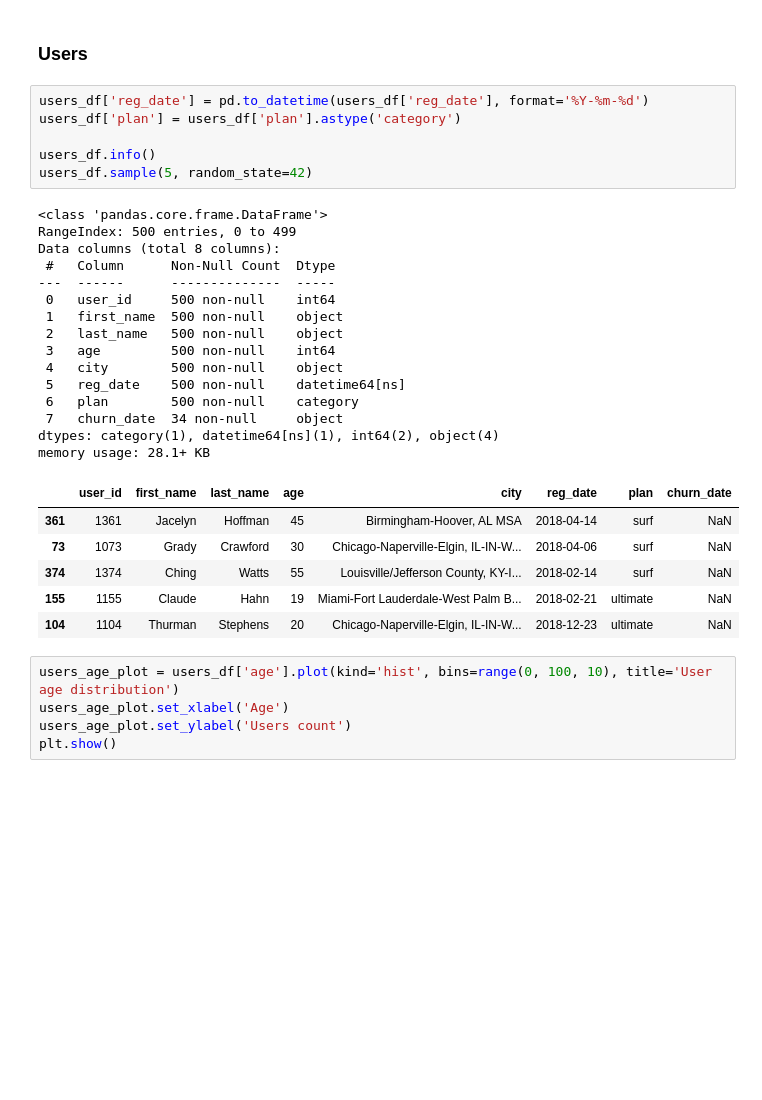
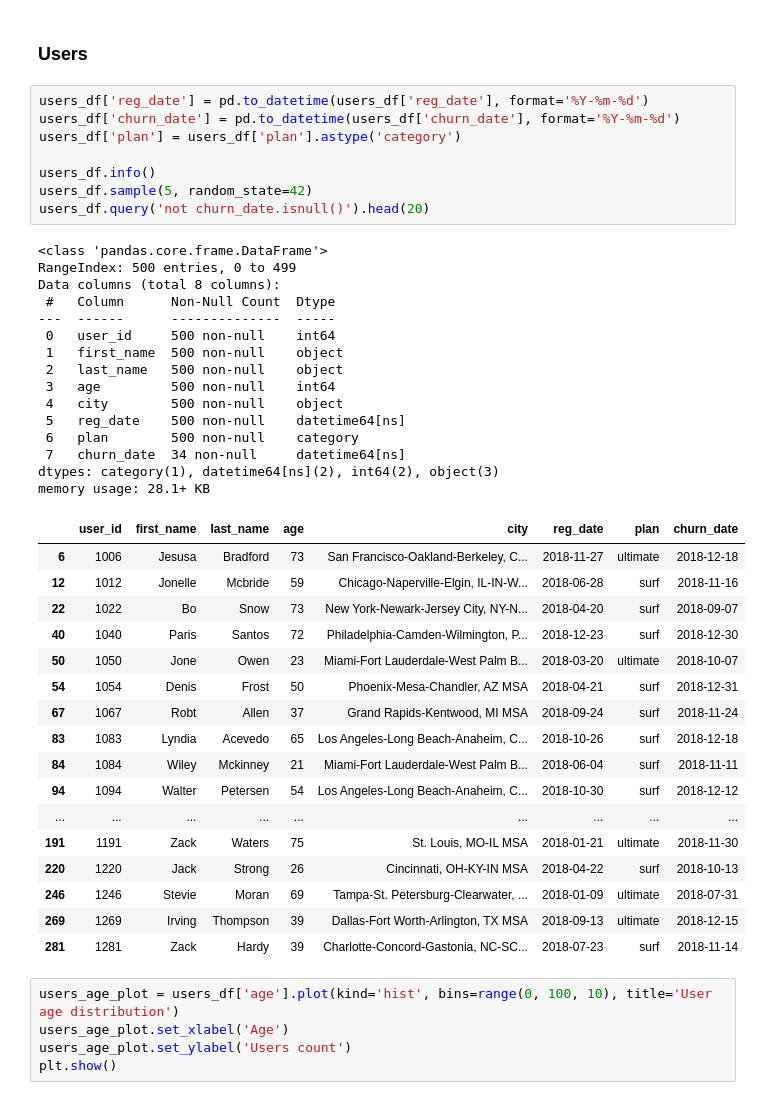
Before and after one commit to makstheimba/data-science-project-3, a Jupyter notebook: main.ipynb, the cells around one changed output. Drawn from its saved outputs; the diff is of its cells as text; blank space fills up the shorter version.

```diff
--- a/main.ipynb
+++ b/main.ipynb
@@ -206,32 +204,45 @@ plans_df
 ### Users
 # %%
 users_df['reg_date'] = pd.to_datetime(users_df['reg_date'], format='%Y-%m-%d')
+users_df['churn_date'] = pd.to_datetime(users_df['churn_date'], format='%Y-%m-%d')
 users_df['plan'] = users_df['plan'].astype('category')
 
 users_df.info()
 users_df.sample(5, random_state=42)
+users_df.query('not churn_date.isnull()').head(20)
 # %% [output]
 <class 'pandas.core.frame.DataFrame'>
 RangeIndex: 500 entries, 0 to 499
 Data columns (total 8 columns):
  #   Column      Non-Null Count  Dtype
 ---  ------      --------------  -----
  0   user_id     500 non-null    int64
  1   first_name  500 non-null    object
  2   last_name   500 non-null    object
  3   age         500 non-null    int64
  4   city        500 non-null    object
  5   reg_date    500 non-null    datetime64[ns]
  6   plan        500 non-null    category
- 7   churn_date  34 non-null     object
-dtypes: category(1), datetime64[ns](1), int64(2), object(4)
+ 7   churn_date  34 non-null     datetime64[ns]
+dtypes: category(1), datetime64[ns](2), int64(2), object(3)
 memory usage: 28.1+ KB
 |  | user_id | first_name | last_name | age | city | reg_date | plan | churn_date |
-| 361 | 1361 | Jacelyn | Hoffman | 45 | Birmingham-Hoover, AL MSA | 2018-04-14 | surf | NaN |
-| 73 | 1073 | Grady | Crawford | 30 | Chicago-Naperville-Elgin, IL-IN-W... | 2018-04-06 | surf | NaN |
-| 374 | 1374 | Ching | Watts | 55 | Louisville/Jefferson County, KY-I... | 2018-02-14 | surf | NaN |
-| 155 | 1155 | Claude | Hahn | 19 | Miami-Fort Lauderdale-West Palm B... | 2018-02-21 | ultimate | NaN |
-| 104 | 1104 | Thurman | Stephens | 20 | Chicago-Naperville-Elgin, IL-IN-W... | 2018-12-23 | ultimate | NaN |
+| 6 | 1006 | Jesusa | Bradford | 73 | San Francisco-Oakland-Berkeley, C... | 2018-11-27 | ultimate | 2018-12-18 |
+| 12 | 1012 | Jonelle | Mcbride | 59 | Chicago-Naperville-Elgin, IL-IN-W... | 2018-06-28 | surf | 2018-11-16 |
+| 22 | 1022 | Bo | Snow | 73 | New York-Newark-Jersey City, NY-N... | 2018-04-20 | surf | 2018-09-07 |
+| 40 | 1040 | Paris | Santos | 72 | Philadelphia-Camden-Wilmington, P... | 2018-12-23 | surf | 2018-12-30 |
+| 50 | 1050 | Jone | Owen | 23 | Miami-Fort Lauderdale-West Palm B... | 2018-03-20 | ultimate | 2018-10-07 |
+| 54 | 1054 | Denis | Frost | 50 | Phoenix-Mesa-Chandler, AZ MSA | 2018-04-21 | surf | 2018-12-31 |
+| 67 | 1067 | Robt | Allen | 37 | Grand Rapids-Kentwood, MI MSA | 2018-09-24 | surf | 2018-11-24 |
+| 83 | 1083 | Lyndia | Acevedo | 65 | Los Angeles-Long Beach-Anaheim, C... | 2018-10-26 | surf | 2018-12-18 |
+| 84 | 1084 | Wiley | Mckinney | 21 | Miami-Fort Lauderdale-West Palm B... | 2018-06-04 | surf | 2018-11-11 |
+| 94 | 1094 | Walter | Petersen | 54 | Los Angeles-Long Beach-Anaheim, C... | 2018-10-30 | surf | 2018-12-12 |
+| ... | ... | ... | ... | ... | ... | ... | ... | ... |
+| 191 | 1191 | Zack | Waters | 75 | St. Louis, MO-IL MSA | 2018-01-21 | ultimate | 2018-11-30 |
+| 220 | 1220 | Jack | Strong | 26 | Cincinnati, OH-KY-IN MSA | 2018-04-22 | surf | 2018-10-13 |
+| 246 | 1246 | Stevie | Moran | 69 | Tampa-St. Petersburg-Clearwater, ... | 2018-01-09 | ultimate | 2018-07-31 |
+| 269 | 1269 | Irving | Thompson | 39 | Dallas-Fort Worth-Arlington, TX MSA | 2018-09-13 | ultimate | 2018-12-15 |
+| 281 | 1281 | Zack | Hardy | 39 | Charlotte-Concord-Gastonia, NC-SC... | 2018-07-23 | surf | 2018-11-14 |
 # %%
 users_age_plot = users_df['age'].plot(kind='hist', bins=range(0, 100, 10), title='User age distribution')
 users_age_plot.set_xlabel('Age')
```
Also changed, not shown: parts of 2 cells of this notebook.
